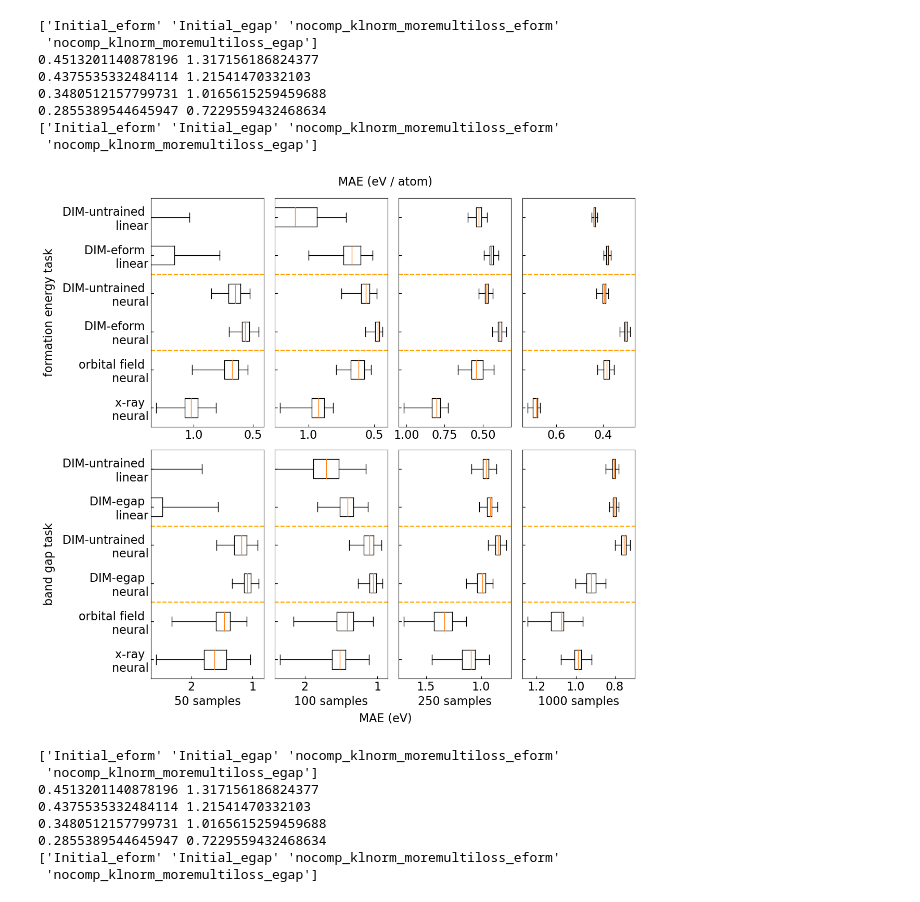
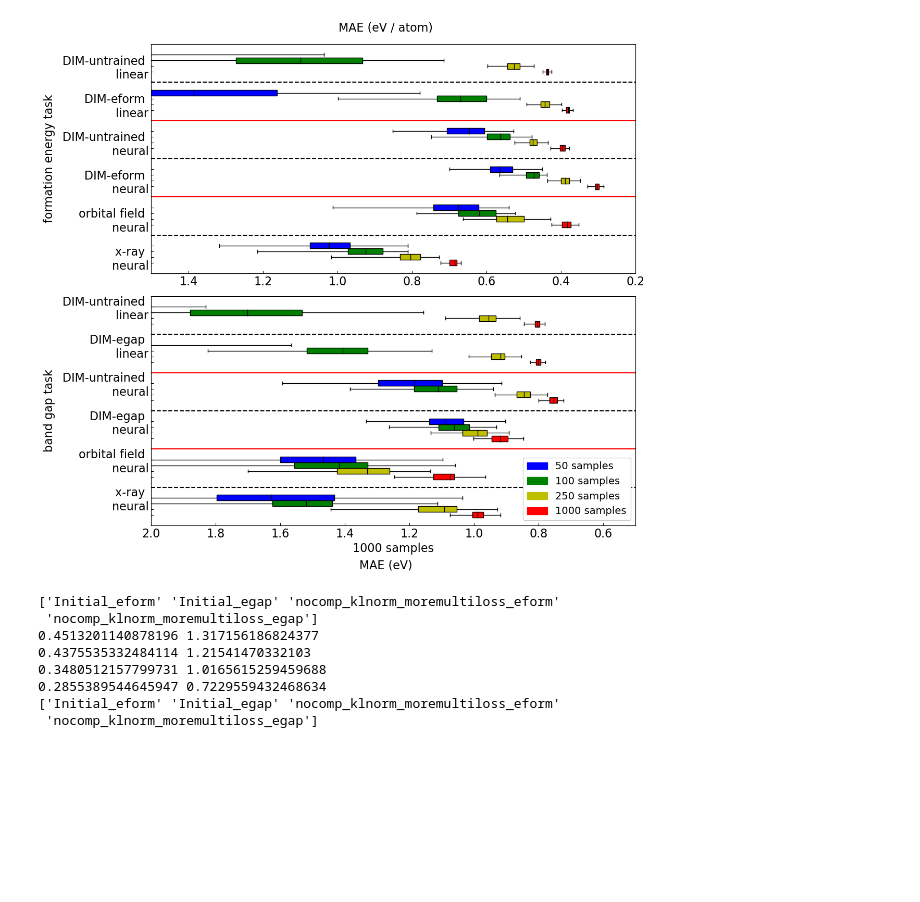
Before and after one commit to mm04926412/Site-Net, a Jupyter notebook: Downstream_MAEs_to_plots.ipynb, the cells around one changed output. Drawn from its saved outputs; the diff is of its cells as text; code cells hidden in the pictures; blank space fills up the shorter version.

```diff
--- a/Downstream_MAEs_to_plots.ipynb
+++ b/Downstream_MAEs_to_plots.ipynb
@@ -406,15 +313,14 @@ RepMAE = pd.read_csv("Downstream_DIM.csv")
 eformorbitalMAE = pd.read_csv("featurizer_pickles/eformorbital_Downstream_Featurized.csv")
 eformjarvisMAE = pd.read_csv("featurizer_pickles copy/eformjarvis_Downstream_Featurized.csv")
 eformxrayMAE =  pd.read_csv("featurizer_pickles/eformxray_Downstream_Featurized.csv")
-print(RepMAE["model"].unique())
 
-fig,ax = plt.subplots(2, 4, sharex=False, sharey="row",gridspec_kw={'wspace':0.1, 'hspace':0.1},figsize=(12,12))
+fig,ax = plt.subplots(2, 1, sharex=False, sharey="row",gridspec_kw={'wspace':0.1, 'hspace':0.1},figsize=(12,12))
 fig.text(0.5, 0.90, "MAE (eV / atom)", ha='center')
 
 ax_i = 0
-ax[0][0].set_ylabel("formation energy task",labelpad=10)
-
-for limit,name,xlim in zip([50,100,250,1000],["eformorbital_replearn_10.png","eformorbital_replearn_50.png","eformorbital_replearn_100.png","eformorbital_replearn_250.png","eformorbital_replearn_1000.png","eformorbital_replearn_10000.png"],[[1.5,0.4],[1,0.4],[0.9,0.3],[0.8,0.28]]):
+ax[0].set_ylabel("formation energy task",labelpad=10)
+offset=-0.225
+for limit,name,xlim,color in zip([50,100,250,1000],["eformorbital_replearn_10.png","eformorbital_replearn_50.png","eformorbital_replearn_100.png","eformorbital_replearn_250.png","eformorbital_replearn_1000.png","eformorbital_replearn_10000.png"],[[1.5,0.4],[1,0.4],[0.9,0.3],[0.8,0.28]],["b","g","y","r"]):
 
     vectors1 = RepMAE[(RepMAE["limit"] == limit) & (RepMAE["model"] == "Initial_eform")]
     vectors2 = RepMAE[(RepMAE["limit"] == limit) & (RepMAE["model"] == "nocomp_klnorm_moremultiloss_eform")]
@@ -422,70 +328,58 @@ for limit,name,xlim in zip([50,100,250,1000],["eformorbital_replearn_10.png","ef
     vectors4 = eformjarvisMAE[(eformjarvisMAE["limit"] == limit) & (eformjarvisMAE["model"] == "eform_jarvis")]
     vectors5 = eformxrayMAE[(eformxrayMAE["limit"] == limit) & (eformxrayMAE["model"] == "eform_xray")]
 
-    xmin = np.min(np.array([np.min(vectors1["nn_MAE"]),np.min(vectors2["nn_MAE"]),np.min(vectors3["nn_MAE"]),np.min(vectors5["nn_MAE"])]))
-    xmax = np.max(np.array([np.max(vectors1["nn_MAE"]),np.max(vectors2["nn_MAE"]),np.max(vectors3["nn_MAE"]),np.max(vectors5["nn_MAE"])]))
-    print(xmin,xmax)
-    xbuffer = (xmax-xmin)*0.05
-
-    if ax_i == 0:
-        ax[0][ax_i].boxplot([vectors1["lin_MAE"],vectors2["lin_MAE"],vectors1["nn_MAE"],vectors2["nn_MAE"],vectors3["nn_MAE"],vectors5["nn_MAE"]],labels=["DIM-untrained \n linear","DIM-eform \n linear","DIM-untrained \n neural","DIM-eform \n neural","orbital field \n neural","x-ray \n neural"],widths=0.5,vert=False,whis=100000000)
+    if ax_i == 2:
+        box_plot(ax[0],[vectors1["lin_MAE"],vectors2["lin_MAE"],vectors1["nn_MAE"],vectors2["nn_MAE"],vectors3["nn_MAE"],vectors5["nn_MAE"]],"black",color,labels=["DIM-untrained \n linear","DIM-eform \n linear","DIM-untrained \n neural","DIM-eform \n neural","orbital field \n neural","x-ray \n neural"],widths=0.15,vert=False,whis=100000000,positions=[i+1+offset for i in range(6)])
     else:
-        ax[0][ax_i].boxplot([vectors1["lin_MAE"],vectors2["lin_MAE"],vectors1["nn_MAE"],vectors2["nn_MAE"],vectors3["nn_MAE"],vectors5["nn_MAE"]],labels=["","","","","",""],widths=0.5,vert=False,whis=100000000)
-    [ax[0][ax_i].axhline(y, color = 'r', linestyle='--') for y in [2.5,4.5]]
-    ax[0][ax_i].set_ylim(6.5,0.5)
-    ax[0][ax_i].set_xlim(xmax+xbuffer,xmin-xbuffer)
+        box_plot(ax[0],[vectors1["lin_MAE"],vectors2["lin_MAE"],vectors1["nn_MAE"],vectors2["nn_MAE"],vectors3["nn_MAE"],vectors5["nn_MAE"]],"black",color,labels=["","","","","",""],widths=0.15,vert=False,whis=100000000,positions=[i+1+offset for i in range(6)])
+    ax[0].set_ylim(6.5,0.5)
+    ax[0].set_xlim(1.5,0.2)
 
     ax_i += 1
-
-    fig.savefig("figure_eform_representation.png")
-    fig.show()
+    offset+=0.15
 
 RepMAE = pd.read_csv("Downstream_DIM.csv")
 egaporbitalMAE = pd.read_csv("featurizer_pickles/egaporbital_Downstream_Featurized.csv")
 egapjarvisMAE = pd.read_csv("featurizer_pickles copy/egapjarvis_Downstream_Featurized.csv")
 egapxrayMAE =  pd.read_csv("featurizer_pickles/egapxray_Downstream_Featurized.csv")
-print(RepMAE["model"].unique())
 
 fig.text(0.5, 0.04, "MAE (eV)", ha='center')
 
 ax_i = 0
-ax[1][0].set_ylabel("band gap task",labelpad=10)
-for limit,name,xlim  in zip([50,100,250,1000],["egaporbital_replearn_10.png","egaporbital_replearn_50.png","egaporbital_replearn_100.png","egaporbital_replearn_250.png","egaporbital_replearn_1000.png","egaporbital_replearn_10000.png"],[[3.2,0.7],[2.5,0.8],[1.6,0.7],[1.3,0.7]]):
+ax[1].set_ylabel("band gap task",labelpad=10)
+offset=-0.225
+for limit,name,xlim,color  in zip([50,100,250,1000],["egaporbital_replearn_10.png","egaporbital_replearn_50.png","egaporbital_replearn_100.png","egaporbital_replearn_250.png","egaporbital_replearn_1000.png","egaporbital_replearn_10000.png"],[[3.2,0.7],[2.5,0.8],[1.6,0.7],[1.3,0.7]],["b","g","y","r"]):
 
     vectors1 = RepMAE[(RepMAE["limit"] == limit) & (RepMAE["model"] == "Initial_egap")]
     vectors2 = RepMAE[(RepMAE["limit"] == limit) & (RepMAE["model"] == "nocomp_klnorm_moremultiloss_egap")]
     vectors3 = egaporbitalMAE[(eformorbitalMAE["limit"] == limit) & (egaporbitalMAE["model"] == "egap_orbital")]
     vectors4 = egapjarvisMAE[(eformjarvisMAE["limit"] == limit) & (egapjarvisMAE["model"] == "egap_jarvis")]
     vectors5 = egapxrayMAE[(eformxrayMAE["limit"] == limit) & (egapxrayMAE["model"] == "egap_xray")]
 
     xmin = np.min(np.array([np.min(vectors1["nn_MAE"]),np.min(vectors2["nn_MAE"]),np.min(vectors3["nn_MAE"]),np.min(vectors5["nn_MAE"])]))
     xmax = np.max(np.array([np.max(vectors1["nn_MAE"]),np.max(vectors2["nn_MAE"]),np.max(vectors3["nn_MAE"]),np.max(vectors5["nn_MAE"])]))
     xbuffer = (xmax-xmin)*0.05
 
     if ax_i == 0:
-        ax[1][ax_i].boxplot([vectors1["lin_MAE"],vectors2["lin_MAE"],vectors1["nn_MAE"],vectors2["nn_MAE"],vectors3["nn_MAE"],vectors5["nn_MAE"]],labels=["DIM-untrained \n linear","DIM-egap \n linear","DIM-untrained \n neural","DIM-egap \n neural","orbital field \n neural","x-ray \n neural"],widths=0.5,vert=False,whis=100000000)
+        box_plot(ax[1],[vectors1["lin_MAE"],vectors2["lin_MAE"],vectors1["nn_MAE"],vectors2["nn_MAE"],vectors3["nn_MAE"],vectors5["nn_MAE"]],"black",color,labels=["DIM-untrained \n linear","DIM-egap \n linear","DIM-untrained \n neural","DIM-egap \n neural","orbital field \n neural","x-ray \n neural"],vert=False,whis=100000000,positions=[i+1+offset for i in range(6)],widths=0.15)
     else:
-        ax[1][ax_i].boxplot([vectors1["lin_MAE"],vectors2["lin_MAE"],vectors1["nn_MAE"],vectors2["nn_MAE"],vectors3["nn_MAE"],vectors5["nn_MAE"]],labels=["","","","","",""],widths=0.5,vert=False,whis=100000000)
-    [ax[0][ax_i].axhline(y, color = 'orange', linestyle='--') for y in [2.5,4.5]]
-    [ax[1][ax_i].axhline(y, color = 'orange', linestyle='--') for y in [2.5,4.5]]
-    ax[1][ax_i].set_ylim(6.5,0.5)
-    ax[1][ax_i].set_xlim(xmax+xbuffer,xmin-xbuffer)
-    ax[1][ax_i].set_xlabel(str(limit) + " samples")
+        box_plot(ax[1],[vectors1["lin_MAE"],vectors2["lin_MAE"],vectors1["nn_MAE"],vectors2["nn_MAE"],vectors3["nn_MAE"],vectors5["nn_MAE"]],"black",color,labels=["","","","","",""],vert=False,whis=100000000,positions=[i+1+offset for i in range(6)],widths=0.15)
+    ax[1].set_ylim(6.5,0.5)
+    ax[1].set_xlim(2,0.5)
+    ax[1].set_xlabel(str(limit) + " samples")
 
     ax_i += 1
+    offset+=0.15
 
-    fig.savefig("figure_representation.png",bbox_inches="tight")
-    fig.show()
+[ax[0].axhline(y, color = 'r', linestyle='-') for y in [2.5,4.5]]
+[ax[0].axhline(y, color = 'black', linestyle='--') for y in [1.5,3.5,5.5]]
+[ax[1].axhline(y, color = 'r', linestyle='-') for y in [2.5,4.5]]
+[ax[1].axhline(y, color = 'black', linestyle='--') for y in [1.5,3.5,5.5]]
+ax[1].legend(handles=[Patch(color="b",label="50 samples"),Patch(color="g",label="100 samples"),Patch(color="y",label="250 samples"),Patch(color="r",label="1000 samples")], loc='lower right', fontsize="14",framealpha=1)
+fig.savefig("figure_representation.png",bbox_inches="tight")
+fig.show()
 # %% [output]
-['Initial_eform' 'Initial_egap' 'nocomp_klnorm_moremultiloss_eform'
- 'nocomp_klnorm_moremultiloss_egap']
-0.4513201140878196 1.317156186824377
-0.4375535332484114 1.21541470332103
-0.3480512157799731 1.0165615259459688
-0.2855389544645947 0.7229559432468634
-['Initial_eform' 'Initial_egap' 'nocomp_klnorm_moremultiloss_eform'
- 'nocomp_klnorm_moremultiloss_egap']
-[figure, old version]
+[figure, new version]
 # %%
 #normalizing kills my performance
 import pandas as pd
```
Also changed, not shown: parts of 4 cells of this notebook.
